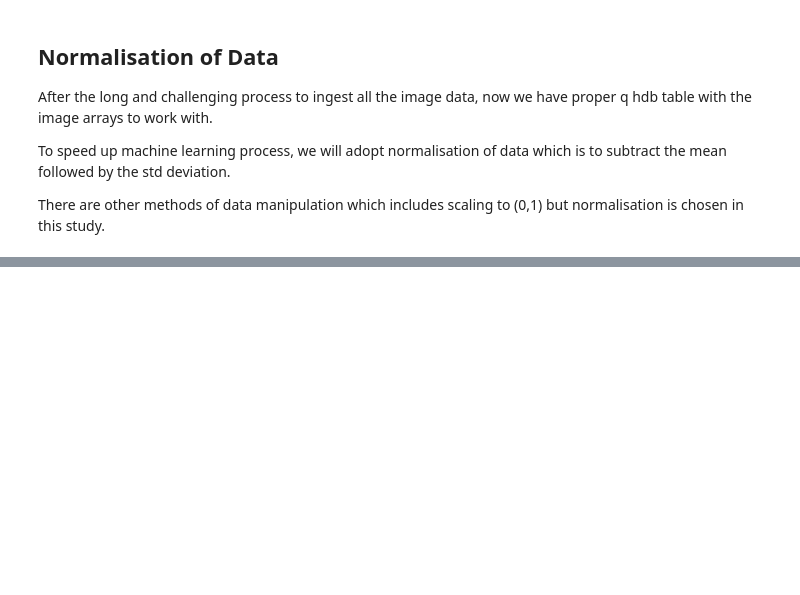
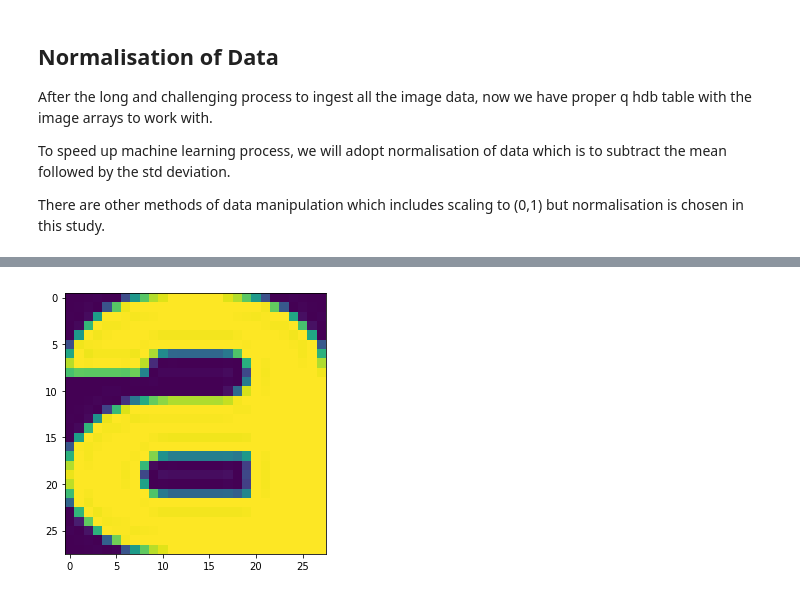
Before and after one commit to glimKX/jupyterQ, a Jupyter notebook: notMIST_Machine_Learning.ipynb, the cells around one changed output, grey strips where cells are left out. Drawn from its saved outputs; the diff is of its cells as text; code cells hidden in the pictures; blank space fills up the shorter version.

Commit message:
V1 of  notebook with just logistic regression
To include other methods of image classification

```diff
--- a/notMIST_Machine_Learning.ipynb
+++ b/notMIST_Machine_Learning.ipynb
@@ -277,0 +323,9 @@ There are other methods of data manipulation which includes scaling to (0,1) but
+# %%
+/plot data to show that data didnt change much
+/check how to plot data points into matlabplot, good reference will be kdb q notebook
+test:exec 1?imgData from largeTableA
+
+plt[`:imshow]"f"$28 cut test[0];
+plt[`:show][];
+# %% [output]
+[figure, added]
```
Also changed, not shown: parts of 26 cells of this notebook.
